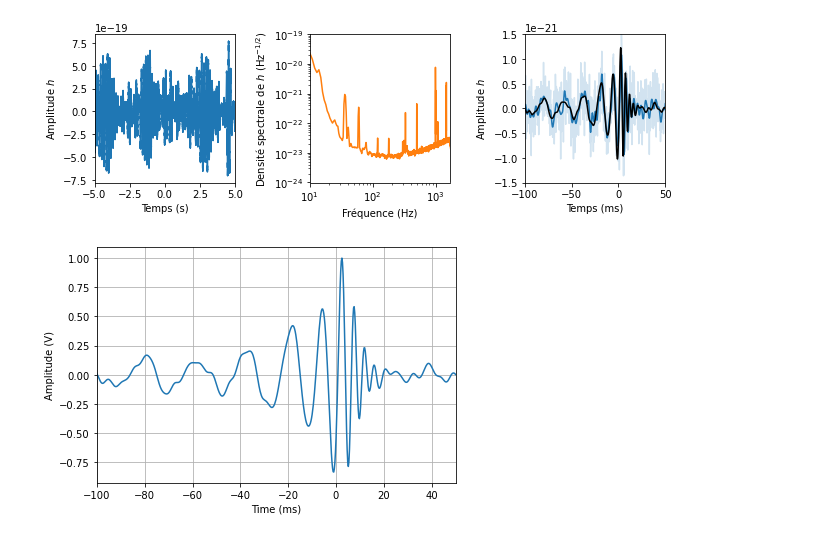
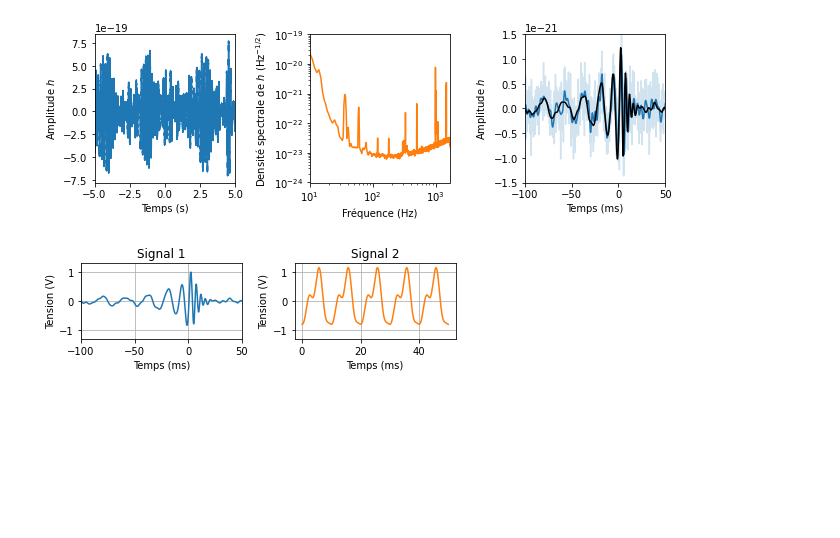
Before and after one commit to remimetzdorff/agregation, a Jupyter notebook: MEPD/DATA_analysis_LIGO.ipynb, the cells around one changed output. Drawn from its saved outputs; the diff is of its cells as text; code cells hidden in the pictures; blank space fills up the shorter version.

```diff
--- a/MEPD/DATA_analysis_LIGO.ipynb
+++ b/MEPD/DATA_analysis_LIGO.ipynb
@@ -379,15 +379,28 @@ mysavefig("GW150914_data.png")
 # %% [output]
 [figure]
-# %%
-plt.figure(figsize=(6,4))
-ax = plt.subplot2grid((1,1), (0,0))
-
-ax.plot((NRtime+0.002)*1e3,NR_H1_whitenbp/NR_H1_whitenbp.max())
-ax.set_xlim([-100,50])
-ax.set_xlabel("Time (ms)")
-ax.set_ylabel("Amplitude (V)")
-
-ax.grid()
-mysavefig("aperiodic_signal_test.png")
-# %% [output]
-[figure, removed]
+# %%
+plt.figure(figsize=(6,2))
+sps = (1,2)
+ax1 = plt.subplot2grid(sps, (0,0))
+ax2 = plt.subplot2grid(sps, (0,1))
+
+ax1.plot((NRtime+0.002)*1e3,NR_H1_whitenbp/NR_H1_whitenbp.max())
+ax1.set_xlim([-100,50])
+
+f     = 100
+omega = 2*np.pi*f
+T     = 1/f
+t     = np.linspace(0,5*T,100000)
+amplitude = 0.8*np.sin(omega*t-np.pi/2) + 0.3*np.sin(2*omega*t) + 0.2*np.sin(3*omega*t+np.pi)
+ax2.plot(t*1000, amplitude, "C1")
+
+for ax, title in zip([ax1, ax2], ["Signal 1", "Signal 2"]):
+    ax.set_xlabel("Temps (ms)")
+    ax.set_ylabel("Tension (V)")
+    ax.set_title(title)
+    ax.set_ylim(-1.3, 1.3)
+    ax.grid()
+
+mysavefig("periodic_signal_ds.png")
+# %% [output]
+[figure, added]
```
Also changed, not shown: parts of 1 cell of this notebook, 6 other files.
